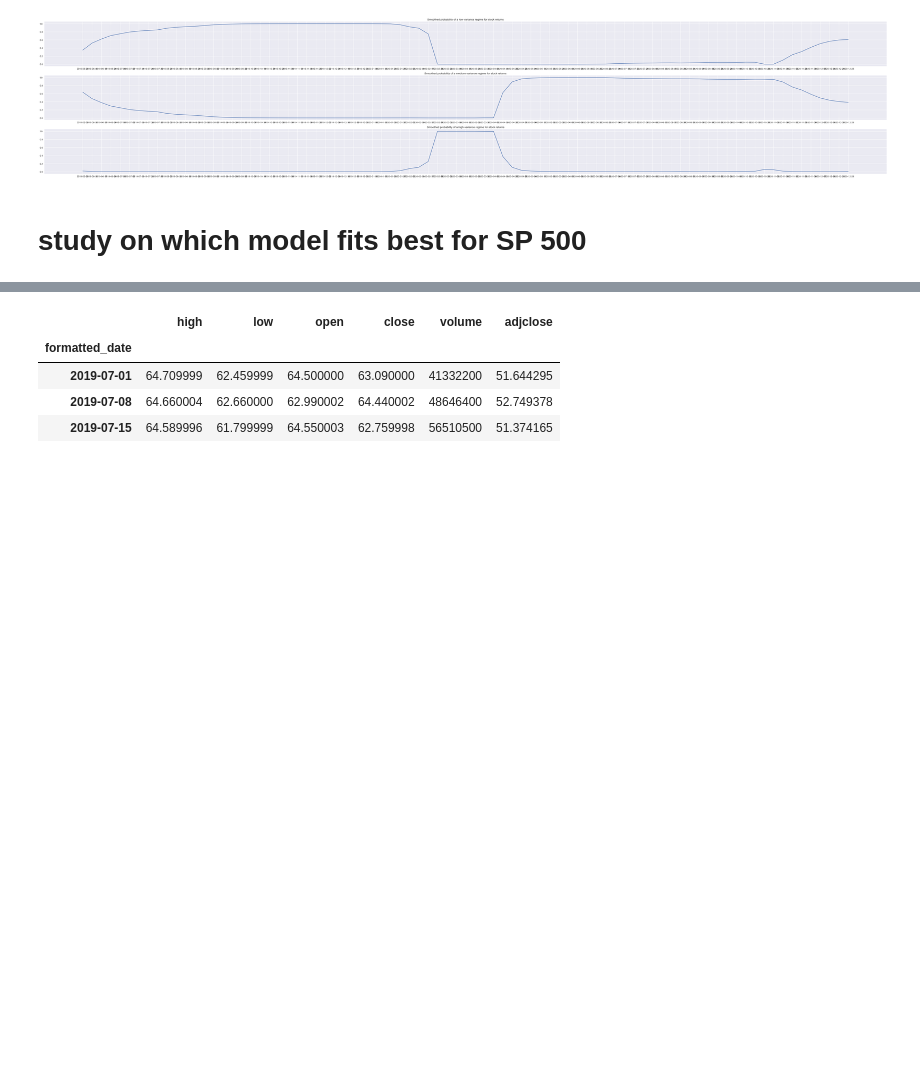
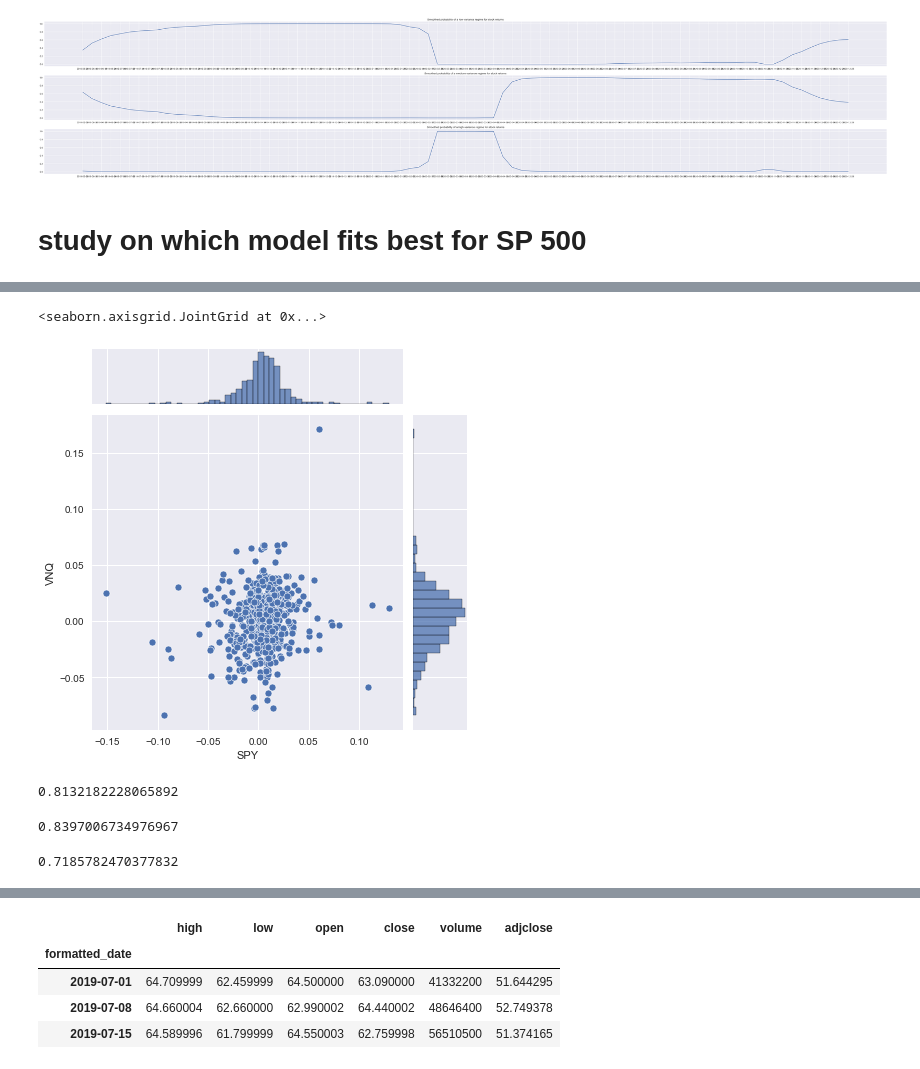
Before and after one commit to krishxx/wqumscfin, a Jupyter notebook: src/MScFE_Capstone.ipynb, the cells around one changed output, grey strips where cells are left out. Drawn from its saved outputs; the diff is of its cells as text; code cells hidden in the pictures; blank space fills up the shorter version.

```diff
--- a/src/MScFE_Capstone.ipynb
+++ b/src/MScFE_Capstone.ipynb
@@ -689,3 +698,45 @@ xlf_cdf = copula.univariates[0].cdf(selected_series_XLF['XLF'])
+# %%
+# Model Applying For Vine Capula
+vine_copula = VineCopula('center')
+vine_copula.fit(combined_rets_df)
+
+vine_sample_synthetic_data = vine_copula.sample(len(combined_rets_df))
+
+# Joint Distribution Plot of sample returns created by vine copula
+sns.jointplot(x=vine_sample_synthetic_data['SPY'],y=vine_sample_synthetic_data['VNQ'])
+# %% [output]
+<seaborn.axisgrid.JointGrid at 0x...>
+[figure, added]
+# %%
+#Apply Linear Regression to Original Data
+X=combined_rets_df.drop(['SPY'], axis=1)
+y = combined_rets_df['SPY']
+X_train, X_test, y_train, y_test = train_test_split(X, y, test_size=0.25, random_state=10)
+regression_model = LinearRegression().fit(X_train,y_train)
+score = regression_model.score(X_test,y_test)
+score
+# %% [output]
+0.8132182228065892
+# %%
+#Apply Linear Regression to Sample Data created by Gaussian Copula
+X_gaussian=gaussian_sample_synthetic_data.drop(['SPY'], axis=1)
+y_gaussian = gaussian_sample_synthetic_data['SPY']
+X_train_gaussian, X_test_gaussian, y_train_gaussian, y_test_gaussian = train_test_split(X_gaussian, y_gaussian, test_size=0.25, random_state=10)
+regression_model = LinearRegression().fit(X_train_gaussian,y_train_gaussian)
+score = regression_model.score(X_test,y_test)
+score
+# %% [output]
+0.8397006734976967
+# %%
+#Apply Linear Regression to Sample Data created by Vine Copula
+X_vine=vine_sample_synthetic_data.drop(['SPY'], axis=1)
+y_vine = vine_sample_synthetic_data['SPY']
+X_train_vine, X_test_vine, y_train_vine, y_test_vine = train_test_split(X_vine, y_vine, test_size=0.25, random_state=10)
+regression_model = LinearRegression().fit(X_train_vine,y_train_vine)
+score = regression_model.score(X_test,y_test)
+score
+# %% [output]
+0.7185782470377832
 # %%
 # Modeling before and after covid19
 # %%
```
Also changed, not shown: parts of 41 cells of this notebook.
